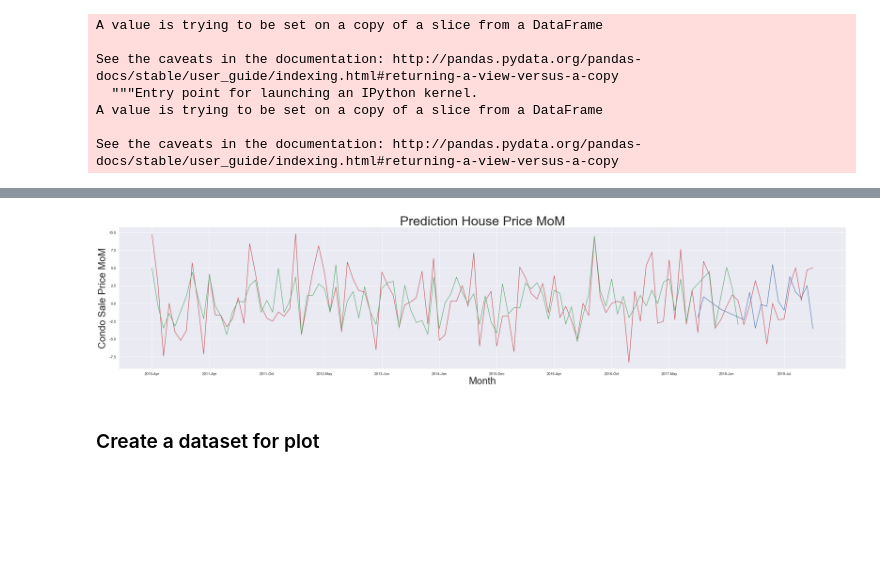
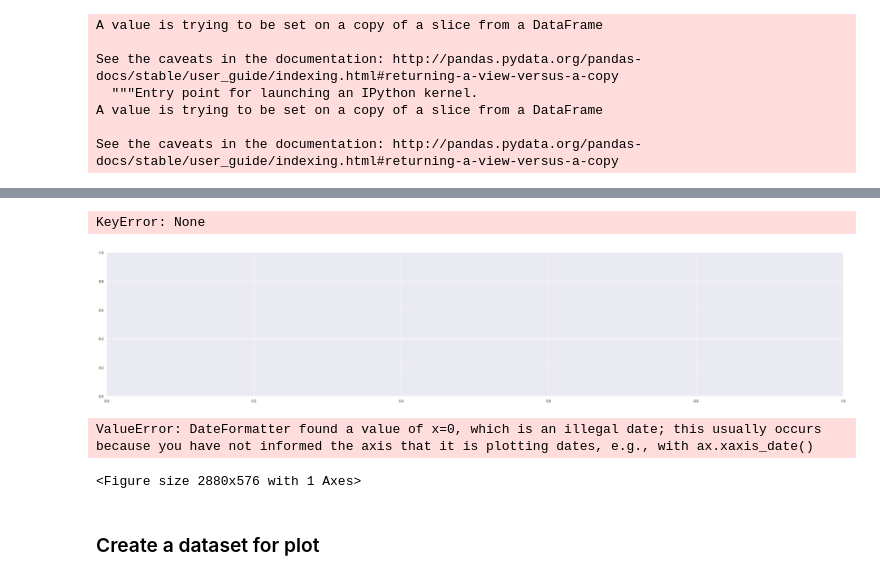
Before and after one commit to iuniorhsiung/mod4_project_DC_housing_price, a Jupyter notebook: master_notebook/DC_house_NL.ipynb, the cells around one changed output, grey strips where cells are left out. Cells and saved outputs as stored; diff of their text form; code cells hidden in the pictures; blank space fills up the shorter version.

```diff
--- a/master_notebook/DC_house_NL.ipynb
+++ b/master_notebook/DC_house_NL.ipynb
@@ -754,0 +753,4 @@ df_model[100:117]
+# %%
+df_model['yearmo'] = pd.to_datetime(df_model['Time'])
+testdf = df_model.set_index('yearmo')
+testdf
@@ -755,7 +788,16 @@ df_model[100:117]
+# %%
+sns.tsplot(testdf, 'Median Sale Price MoM', 'In Time', 'OOT Time')
+# %% [output]
+KeyError: None
+[figure, added]
 # %%
-sns.lineplot(x = "Time", y = "Median Sale Price MoM", color = 'r', data = df_model)
-ax2 = sns.lineplot(x = df_model['Time'][1:100], y = df_model['In Time'][1:100], color = 'g')
-ax3 = sns.lineplot(x = df_model['Time'][100:117], y = df_model['OOT Time'][100:117], color = 'b')
+ax2 = sns.lineplot(x = df_model['yearmo'][1:100], y = df_model['In Time'][1:100], color = 'g')
+ax2.xaxis_date()
+ax3 = sns.lineplot(x = df_model['yearmo'][100:117], y = df_model['OOT Time'][100:117], color = 'b')
+ax3.xaxis_date()
+ax4 = sns.lineplot(x = df_model["yearmo"], y = df_model["Median Sale Price MoM"], color = 'r')
+ax4.xaxis_date()
+
 sns.set(rc={'figure.figsize':(40,8)})
 plt.xticks(range(0, 130, 10))
 plt.title("Prediction House Price MoM", fontsize = 40)
@@ -763,7 +805,8 @@ plt.xlabel("Month", fontsize = 30)
 plt.ylabel("Condo Sale Price MoM", fontsize = 30)
 plt.show()
 # %% [output]
-[figure, removed]
+ValueError: DateFormatter found a value of x=0, which is an illegal date; this usually occurs because you have not informed the axis that it is plotting dates, e.g., with ax.xaxis_date()
+<Figure size 2880x576 with 1 Axes>
 # %% [markdown]
 ### Create a dataset for plot
 # %%
```
Also changed, not shown: parts of 4 cells of this notebook.
